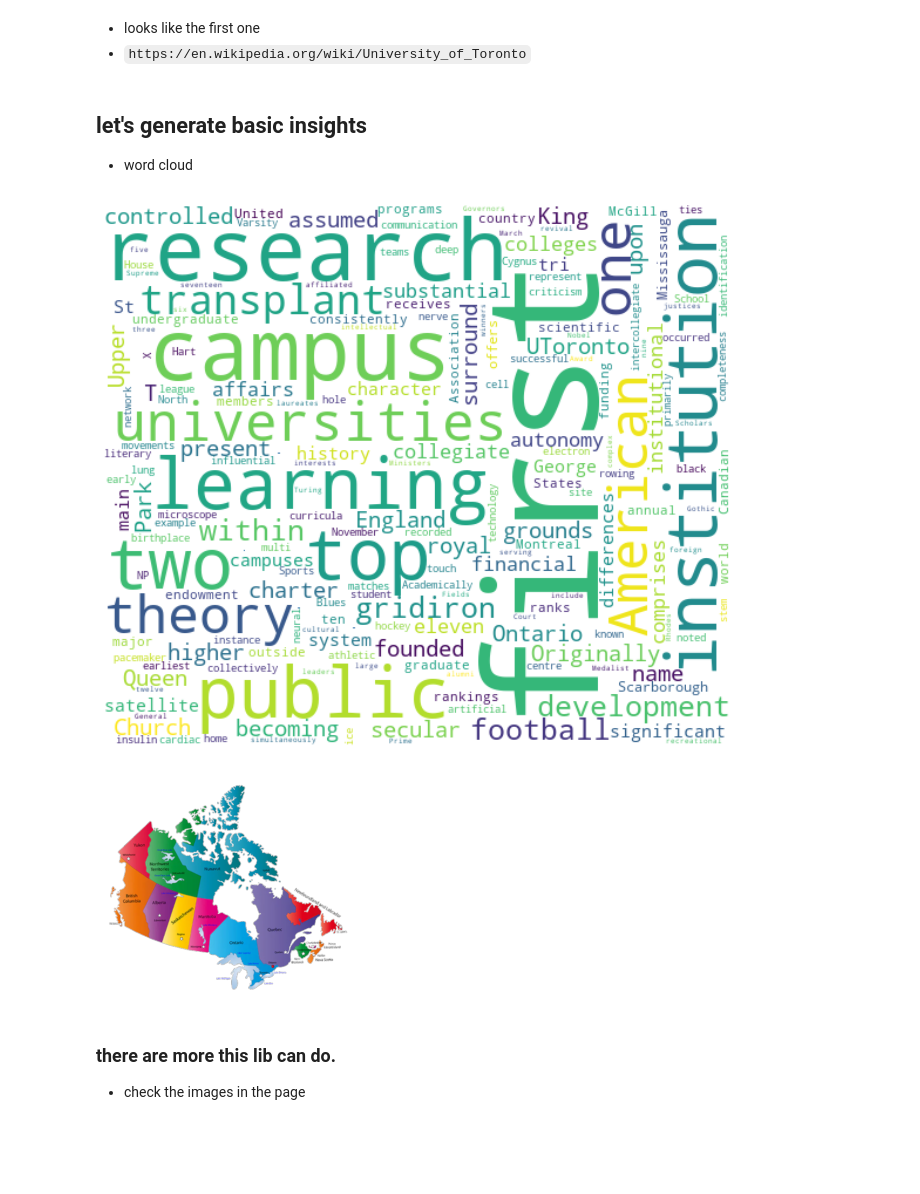
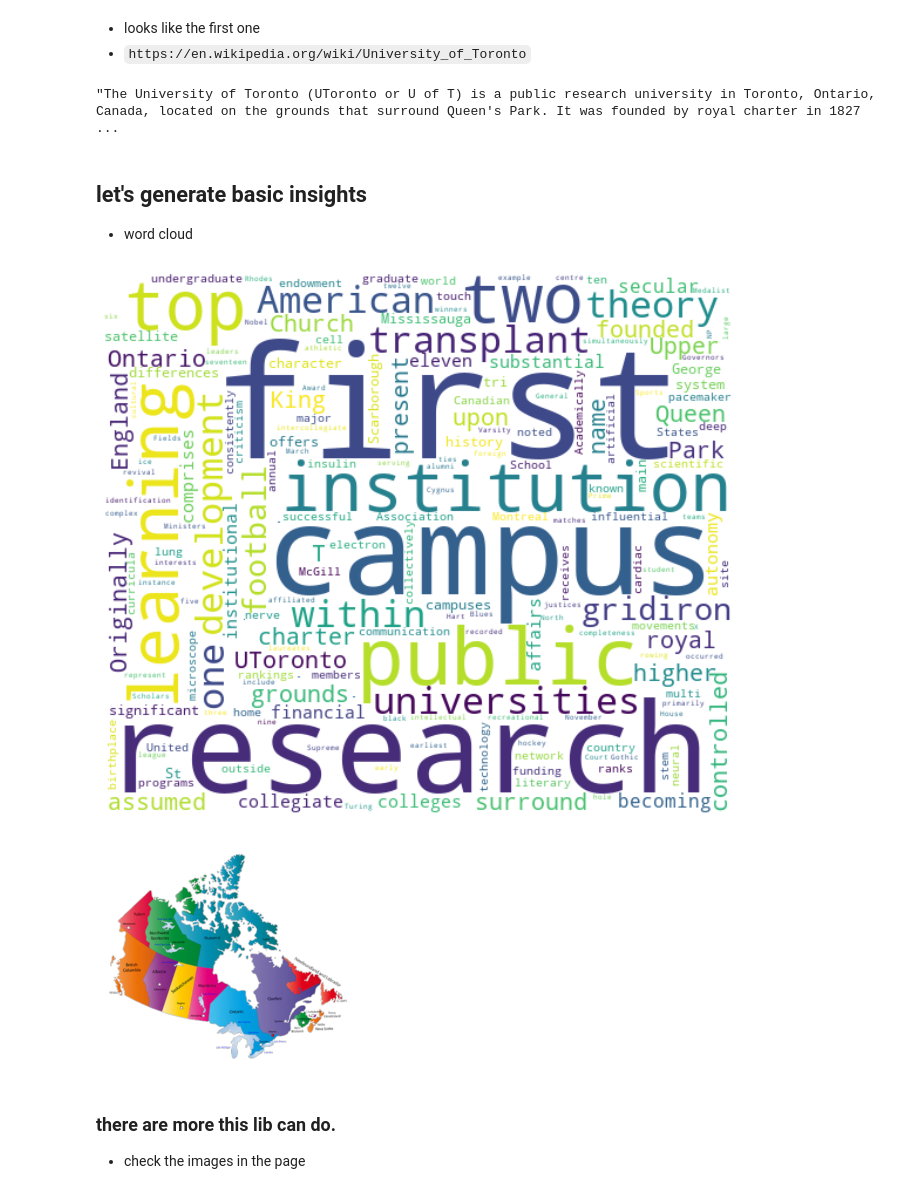
Before and after one commit to stemproaca/dscamp, a Jupyter notebook: lessons/session06/CrossLesson_nlp_uselibs.ipynb, the cells around one changed output. Cells and saved outputs as stored; diff of their text form; code cells hidden in the pictures; blank space fills up the shorter version.

```diff
--- a/lessons/session06/CrossLesson_nlp_uselibs.ipynb
+++ b/lessons/session06/CrossLesson_nlp_uselibs.ipynb
@@ -61,6 +92,9 @@ ut_candidate_pages
 * `https://en.wikipedia.org/wiki/University_of_Toronto`
 # %%
 wiki_generated_summary = wikipedia.summary(ut_candidate_pages[0])
+wiki_generated_summary
+# %% [output]
+"The University of Toronto (UToronto or U of T) is a public research university in Toronto, Ontario, Canada, located on the grounds that surround Queen's Park. It was founded by royal charter in 1827  ...
 # %% [markdown]
 ## let's generate basic insights
 * word cloud
@@ -74,26 +108,26 @@ common_words.update(["College", "University", "Toronto", "Canada", "U", "Located
 # %%
 # generate the word cloud
 # set fig size
 plt.figure( figsize=(20,10) )
 png_mask = np.array(img.open(f"C:\SP\Teaching\gifs/canada-removebg-preview.png"))
 #ucberkley_mask = np.array(img.open("c:/SP/aaaaa.png"))
 h, w, _ = png_mask.shape
 # Create wordcloud
 
 
-wc = wordcloud.WordCloud(background_color="white", stopwords=common_words, mask=ucberkley_mask,
+wc = wordcloud.WordCloud(background_color="white", stopwords=common_words, mask=png_mask,
                contour_width=1, contour_color='steelblue'
 ).generate(wiki_generated_summary)
 
 # show output
 plt.imshow(wc, interpolation='bilinear')
 plt.axis("off")
 plt.figure()
-plt.imshow(ucberkley_mask, cmap=plt.cm.gray, interpolation='bilinear')
+plt.imshow(png_mask, cmap=plt.cm.gray, interpolation='bilinear')
 plt.axis("off")
 plt.show()
 # %% [output]
-[figure, old version]
+[figure, new version]
 [figure]
 # %% [markdown]
 ### there are more this lib can do.
```
Also changed, not shown: parts of 2 cells of this notebook, 4 other files.
